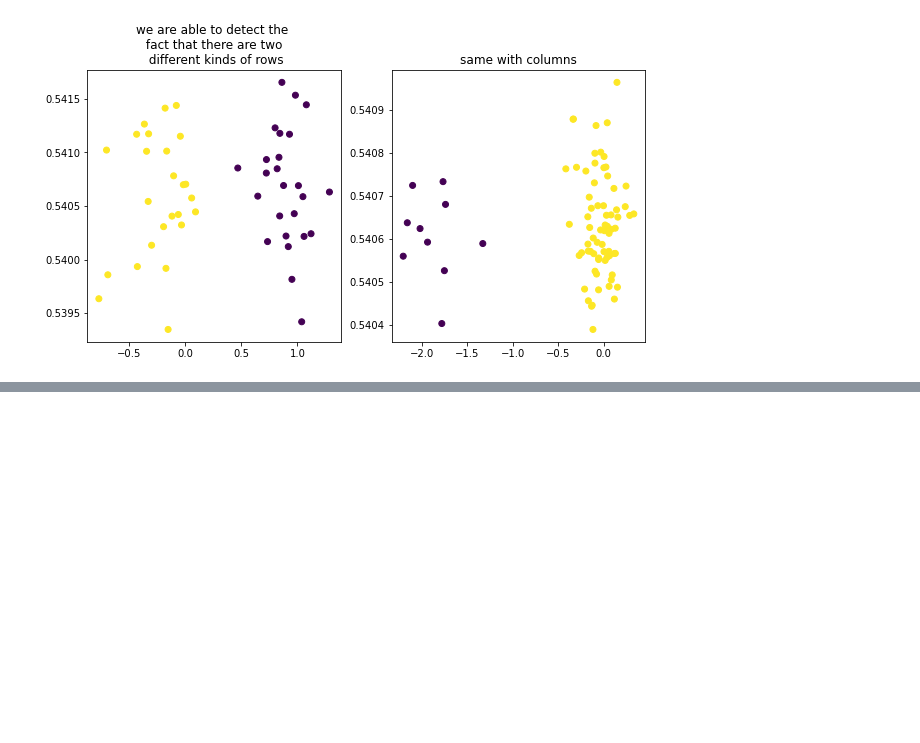
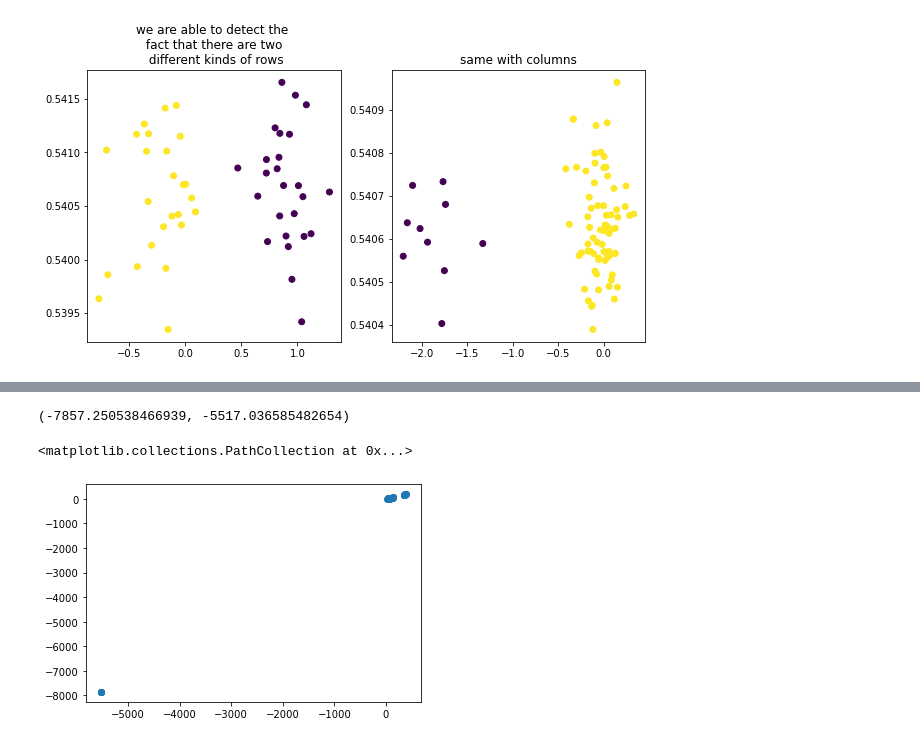
Before and after one commit to jacksonloper/signedfac, a Jupyter notebook: basic_usage.ipynb, the cells around one changed output, grey strips where cells are left out. Drawn from its saved outputs; the diff is of its cells as text; code cells hidden in the pictures; blank space fills up the shorter version.

```diff
--- a/basic_usage.ipynb
+++ b/basic_usage.ipynb
@@ -124,0 +163,2 @@ plt.title("same with columns");
+# %%
+zfoo2=model._get_zeta(X_tf).numpy()
@@ -124,0 +188,9 @@ plt.title("same with columns");
+# %%
+zfoo2[25],zfoo[25]
+# %% [output]
+(-7857.250538466939, -5517.036585482654)
+# %%
+plt.scatter(zfoo,zfoo2)
+# %% [output]
+<matplotlib.collections.PathCollection at 0x...>
+[figure, added]
```
Also changed, not shown: parts of 7 cells of this notebook, 2 other files.
